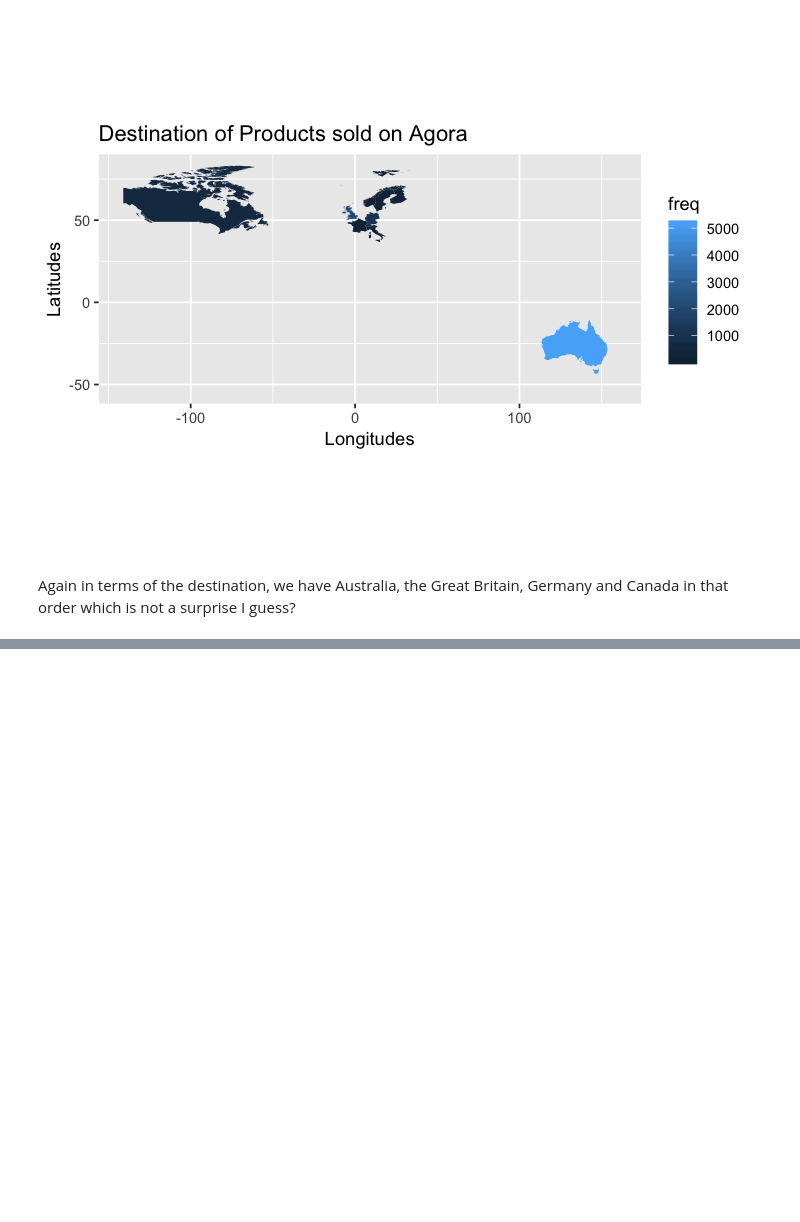
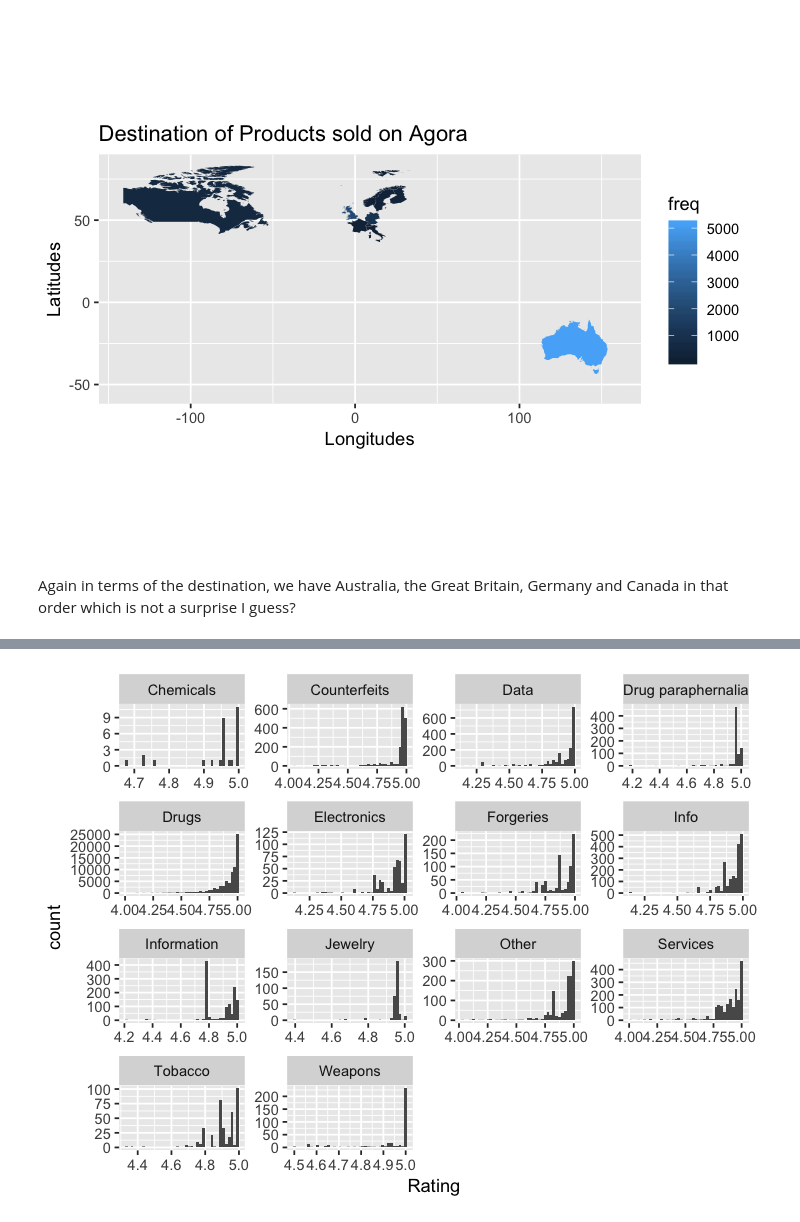
Before and after one commit to adityashrm21/exploratory_data_analysis, a Jupyter notebook: dark_net_marketplace/exploring_dark_market.ipynb, the cells around one changed output, grey strips where cells are left out. Saved outputs shown, nothing was run; the diff lists cells and outputs as text; code cells hidden in the pictures; blank space fills up the shorter version.

```diff
--- a/dark_net_marketplace/exploring_dark_market.ipynb
+++ b/dark_net_marketplace/exploring_dark_market.ipynb
@@ -550,0 +570,8 @@ Warning message:
+# %%
+agora %>%
+    filter(Rating > 4) %>%
+    ggplot(aes(x = Rating)) +
+    geom_histogram(bins = 40) +
+    facet_wrap(~ Category, scales = "free", ncol = 4)
+# %% [output]
+[figure, added]
```
Also changed, not shown: parts of 19 cells of this notebook.
